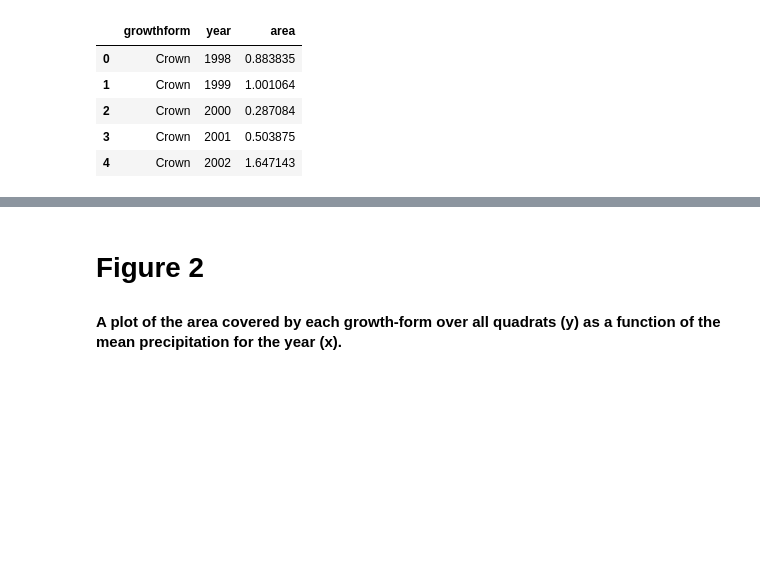
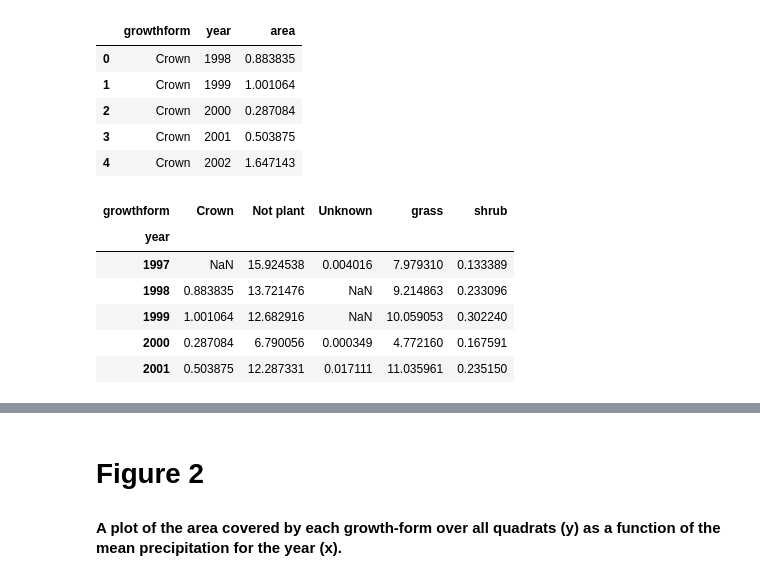
Before and after one commit to melissahoffman/Python_Data_Analysis, a Jupyter notebook: Python_Data_Analysis.ipynb, the cells around one changed output, grey strips where cells are left out. Saved outputs shown, nothing was run; the diff lists cells and outputs as text; code cells hidden in the pictures; blank space fills up the shorter version.

```diff
--- a/Python_Data_Analysis.ipynb
+++ b/Python_Data_Analysis.ipynb
@@ -83,5 +103,14 @@ gf_year.head()
 | 4 | Crown | 2002 | 1.647143 |
 # %%
 gf_year_wide = gf_year.pivot(index = 'year', columns = 'growthform', values = 'area')
+gf_year_wide.head()
+# %% [output]
+| growthform | Crown | Not plant | Unknown | grass | shrub |
+| year |  |  |  |  |  |
+| 1997 | NaN | 15.924538 | 0.004016 | 7.979310 | 0.133389 |
+| 1998 | 0.883835 | 13.721476 | NaN | 9.214863 | 0.233096 |
+| 1999 | 1.001064 | 12.682916 | NaN | 10.059053 | 0.302240 |
+| 2000 | 0.287084 | 6.790056 | 0.000349 | 4.772160 | 0.167591 |
+| 2001 | 0.503875 | 12.287331 | 0.017111 | 11.035961 | 0.235150 |
 # %%
 gf_year_plot = gf_year_wide.plot(kind ='bar', stacked = True,
```
Also changed, not shown: parts of 8 cells of this notebook.
